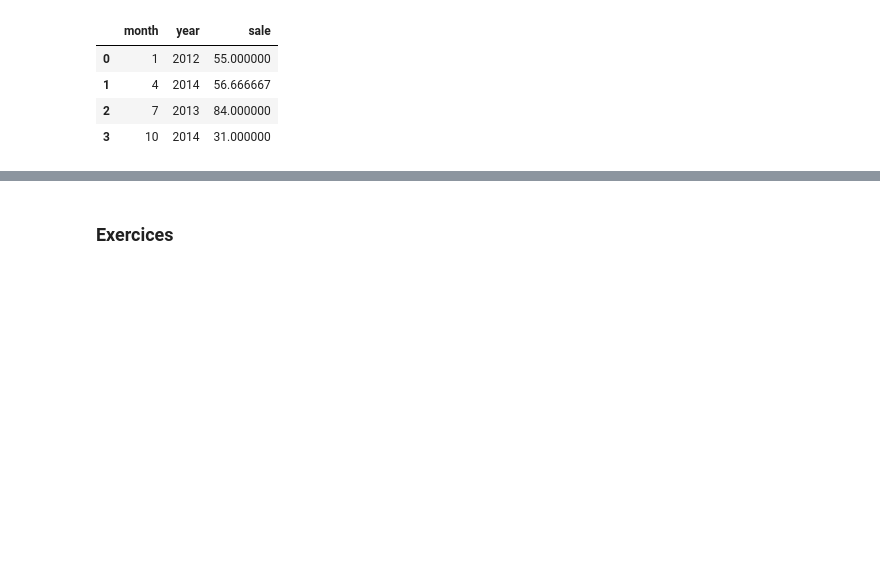
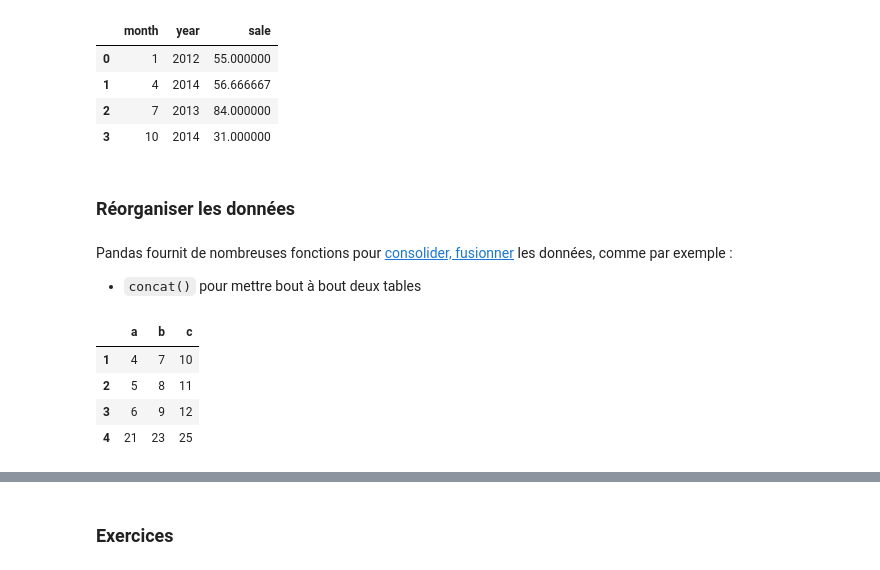
Before and after one commit to fadibadra/m1, a Jupyter notebook: tps/seance_5_pandas_matplotlib_seaborn/5.1 pandas.ipynb, the cells around one changed output, grey strips where cells are left out. Drawn from its saved outputs; the diff is of its cells as text; code cells hidden in the pictures; blank space fills up the shorter version.

Commit message:
tp pandas maplotlib a jour

```diff
--- a/tps/seance_5_pandas_matplotlib_seaborn/5.1 pandas.ipynb
+++ b/tps/seance_5_pandas_matplotlib_seaborn/5.1 pandas.ipynb
@@ -444,3 +444,19 @@ df.fillna(df.mean(0)['sale'])
 | 1 | 4 | 2014 | 56.666667 |
 | 2 | 7 | 2013 | 84.000000 |
 | 3 | 10 | 2014 | 31.000000 |
+# %% [markdown]
+<a id="reorganiser"></a>
+### Réorganiser les données
+# %% [markdown]
+Pandas fournit de nombreuses fonctions pour [consolider, fusionner](https://pandas.pydata.org/pandas-docs/stable/user_guide/merging.html) les données, comme par exemple :
+- `concat()` pour mettre bout à bout deux tables
+# %%
+df = pd.DataFrame([[4, 7, 10],[5, 8, 11],[6, 9, 12]],index=[1, 2, 3],columns=['a', 'b', 'c'])
+new_df = pd.DataFrame([[21,23,25]],index=[4],columns=['a', 'b', 'c'])
+pd.concat([df,new_df])
+# %% [output]
+|  | a | b | c |
+| 1 | 4 | 7 | 10 |
+| 2 | 5 | 8 | 11 |
+| 3 | 6 | 9 | 12 |
+| 4 | 21 | 23 | 25 |
```
Also changed, not shown: parts of 11 cells of this notebook, 1 other file.
